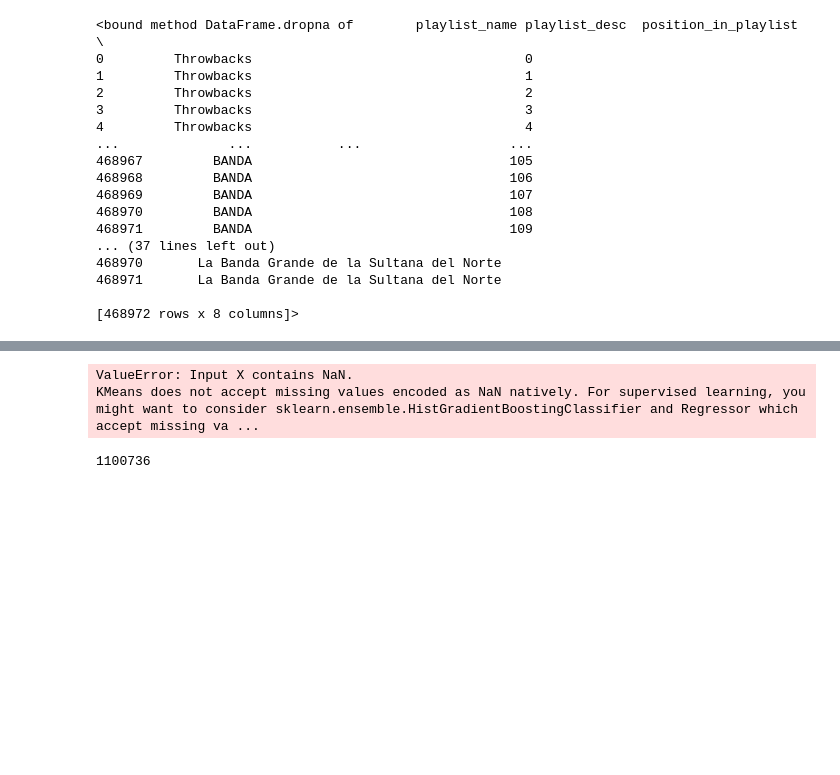
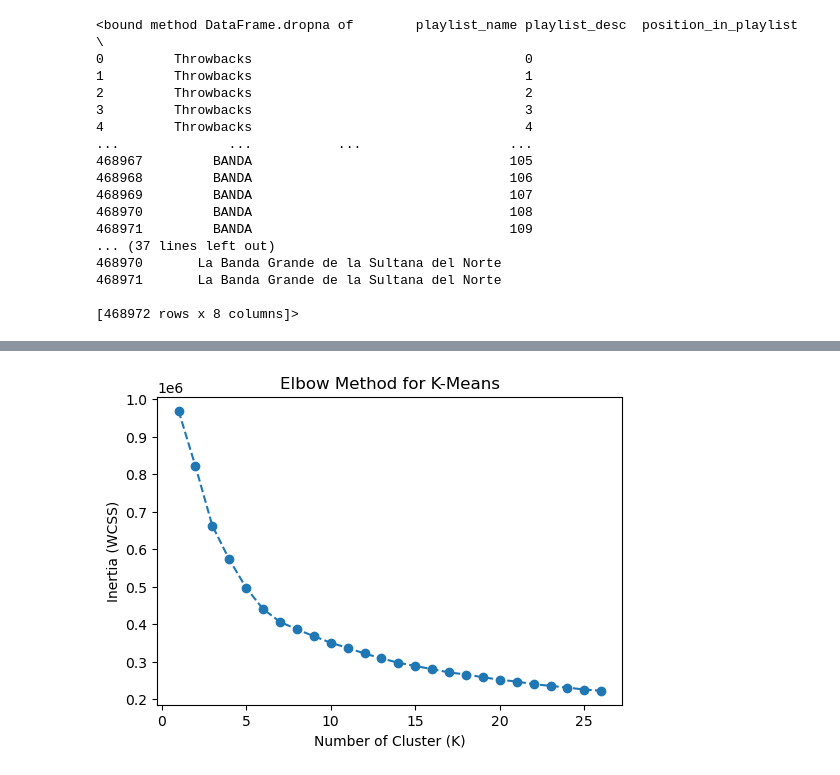
Before and after one commit to whoshilo/ML2, a Jupyter notebook: Carti/Million2.ipynb, the cells around one changed output, grey strips where cells are left out. Cells and saved outputs as stored; diff of their text form; code cells hidden in the pictures; blank space fills up the shorter version.

```diff
--- a/Carti/Million2.ipynb
+++ b/Carti/Million2.ipynb
@@ -168,2 +168,2 @@ memory usage: 96.6+ MB
 # %%
-dmz.dropna(how = 'all')
+dmzX = dmz.dropna(how = 'all')
@@ -184,9 +170,9 @@ dmz.dropna(how = 'all')
 # %%
-dmz['synthness'] = (1 - dmz['acousticness']) * dmz['instrumentalness'] * dmz['energy']
+dmzX['synthness'] = (1 - dmzX['acousticness']) * dmzX['instrumentalness'] * dmzX['energy']
 # %%
 features =['duration_ms_x', 'popularity', 'valence', 'tempo', 'synthness']
 # %%
-X= dmz[features].copy()
+X= dmzX[features].copy()
 # %%
 scaler=StandardScaler()
 # %%
@@ -199,26 +185,18 @@ def plot_clusters(X, labels, title):
     plt.show()
 # %%
 k_values = range(1,27)
-inertia_value = []
+inertia_values = []
 
 for k in k_values:
     kmeans = KMeans(n_clusters=k, random_state=42, n_init=10)
     kmeans.fit(X_scaled)
     inertia_values.append(kmeans.inertia_)
 
 plt.figure(figsize=(6, 4))
 plt.plot(k_values, inertia_values, marker='o', linestyle='--')
 plt.xlabel('Number of Cluster (K)')
 plt.ylabel('Inertia (WCSS)')
 plt.title('Elbow Method for K-Means')
 plt.show()
 # %% [output]
-ValueError: Input X contains NaN.
-KMeans does not accept missing values encoded as NaN natively. For supervised learning, you might want to consider sklearn.ensemble.HistGradientBoostingClassifier and Regressor which accept missing va ...
+[figure, added]
-# %%
-print(np.isnan(X_scaled).sum())
-X_scaled = X_scaled[~np.isnan(X_scaled).any(axis=1)]
-imputer = SimpleImputer(strategy="mean")
-X_scaled = imputer.fit_transform(X_scaled)
-# %% [output]
-1100736
```
Also changed, not shown: parts of 5 cells of this notebook, 2 other files.
